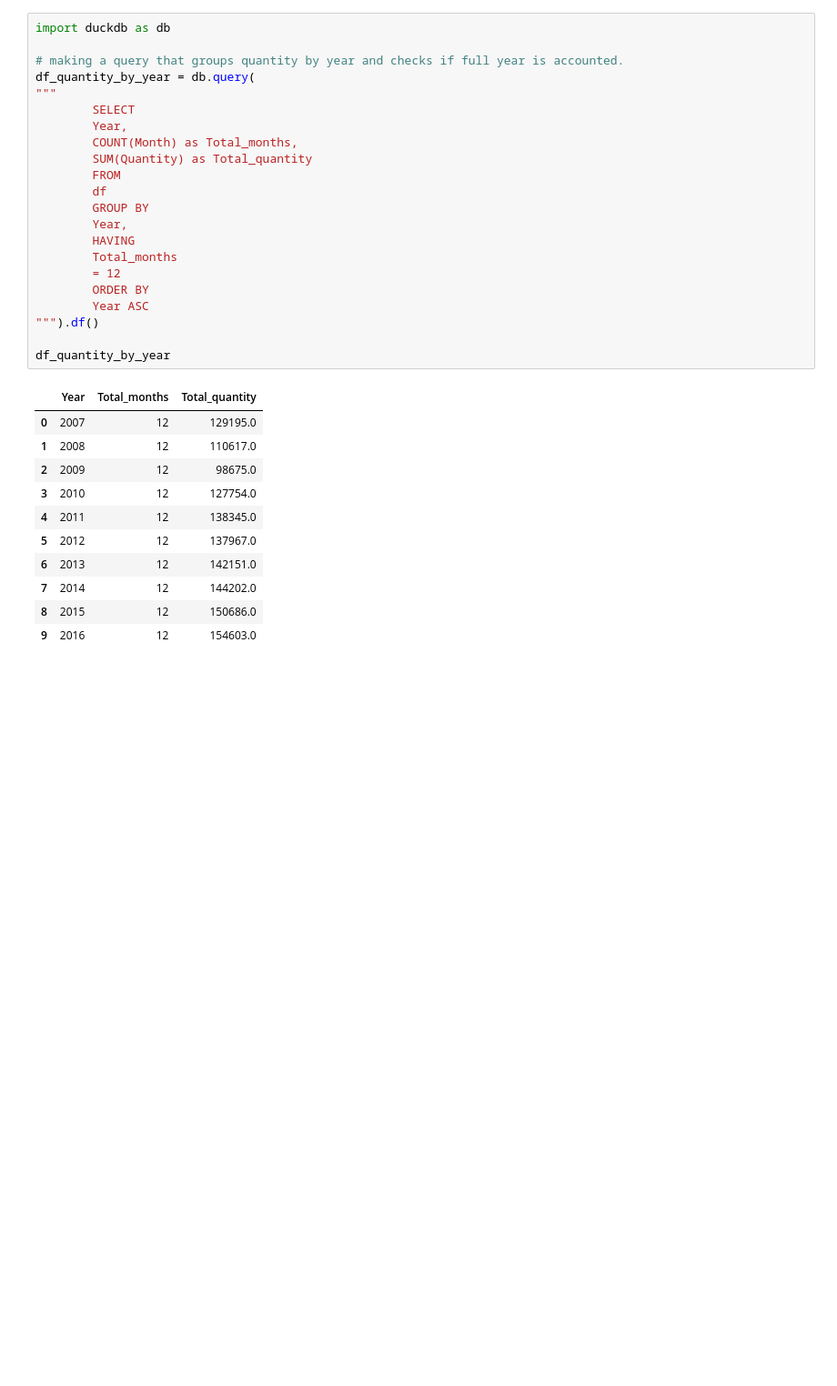
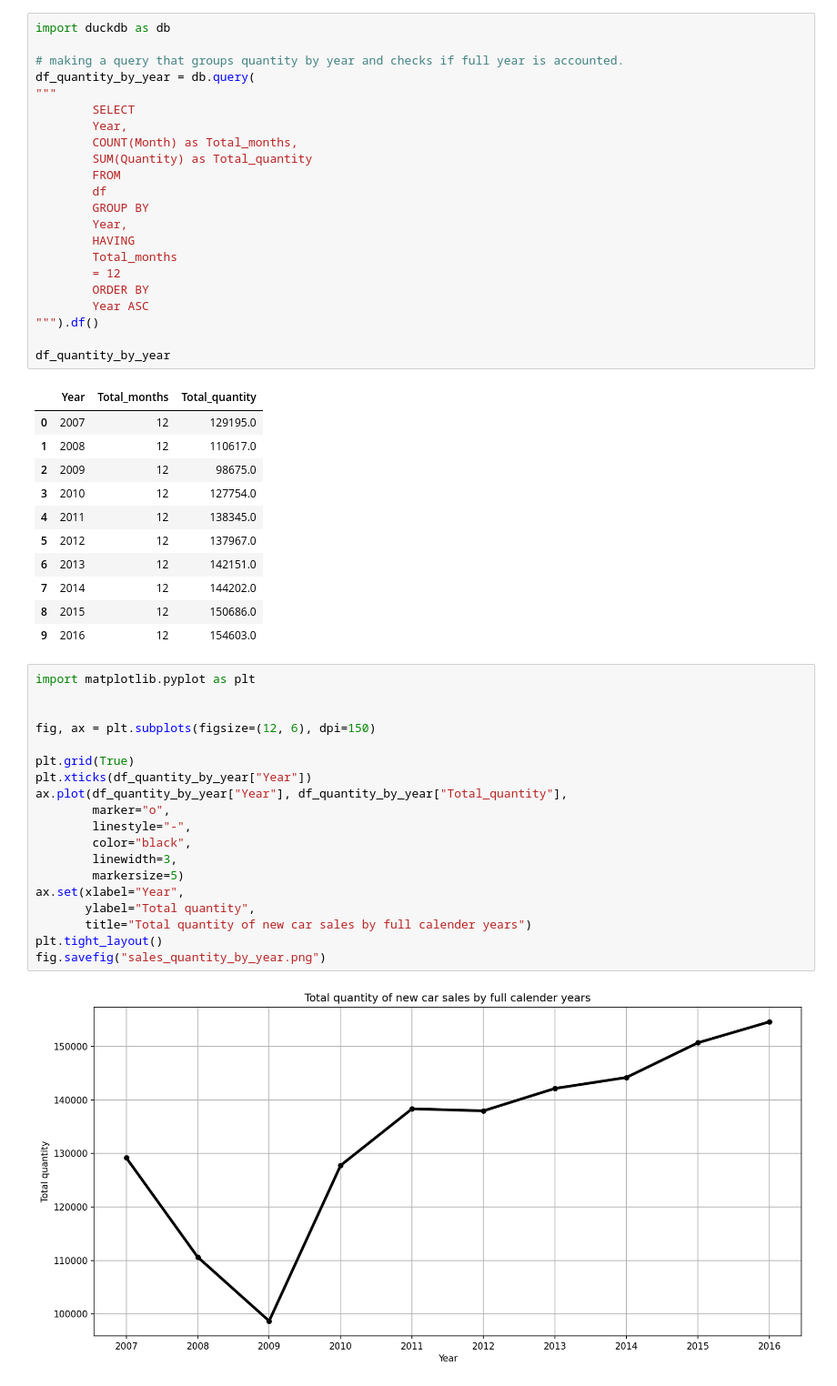
Before and after one commit to StefanLundberg77/ai_engineering_stefan_lundberg, a Jupyter notebook: exercises/exercise_0/car_sales_eda.ipynb, the cells around one changed output. Shown: that part at 91% size. Drawn from its saved outputs; the diff is of its cells as text; blank space fills up the shorter version.

Commit message:
EDA and line chart
# Conflicts:
#	exercises/exercise_0/car_sales_eda.ipynb

```diff
--- a/exercises/exercise_0/car_sales_eda.ipynb
+++ b/exercises/exercise_0/car_sales_eda.ipynb
@@ -108,3 +108,24 @@ df_quantity_by_year
 | 7 | 2014 | 12 | 144202.0 |
 | 8 | 2015 | 12 | 150686.0 |
 | 9 | 2016 | 12 | 154603.0 |
+# %%
+import matplotlib.pyplot as plt
+
+
+fig, ax = plt.subplots(figsize=(12, 6), dpi=150)
+
+plt.grid(True)
+plt.xticks(df_quantity_by_year["Year"])
+ax.plot(df_quantity_by_year["Year"], df_quantity_by_year["Total_quantity"],
+        marker="o",
+        linestyle="-",
+        color="black",
+        linewidth=3,
+        markersize=5)
+ax.set(xlabel="Year",
+       ylabel="Total quantity",
+       title="Total quantity of new car sales by full calender years")
+plt.tight_layout()
+fig.savefig("sales_quantity_by_year.png")
+# %% [output]
+[figure, added]
```
Also changed, not shown: 1 other file.
